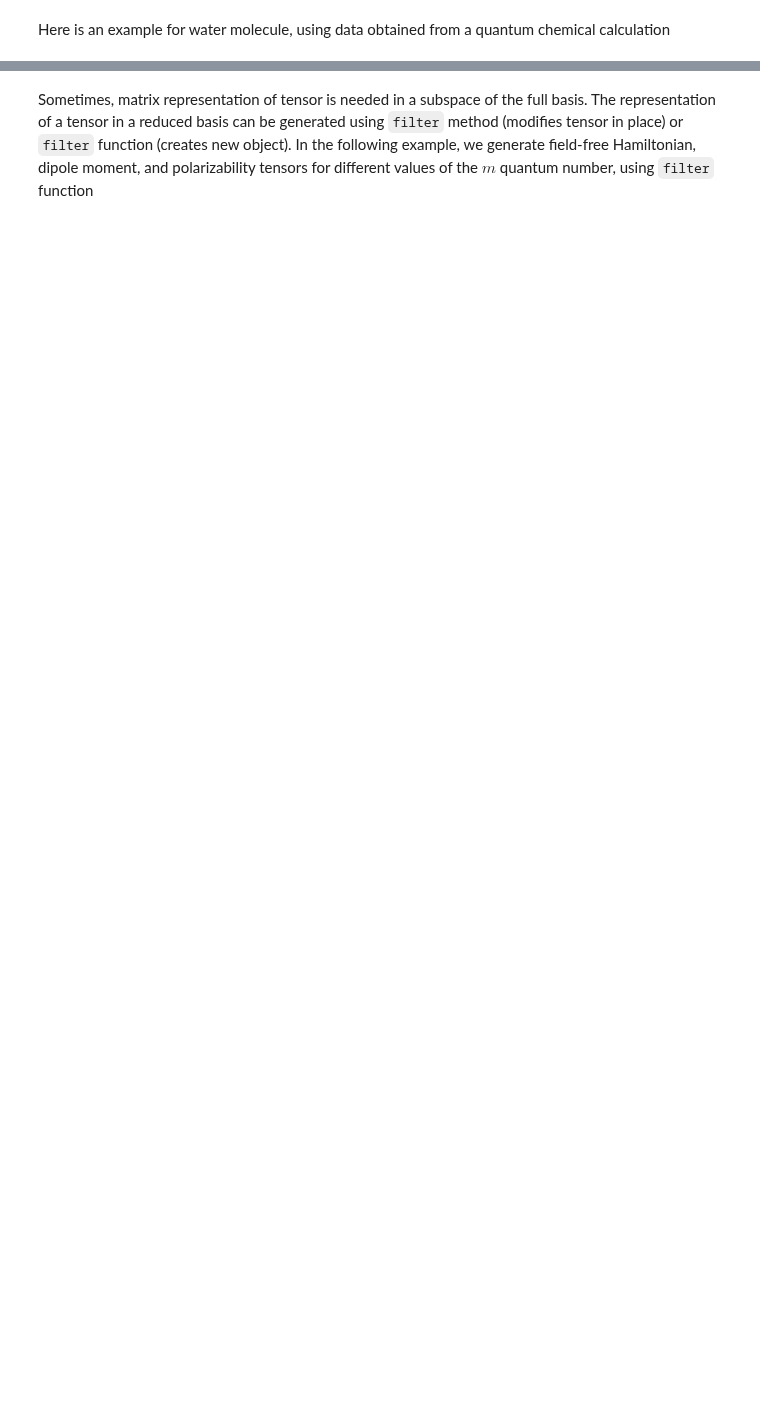
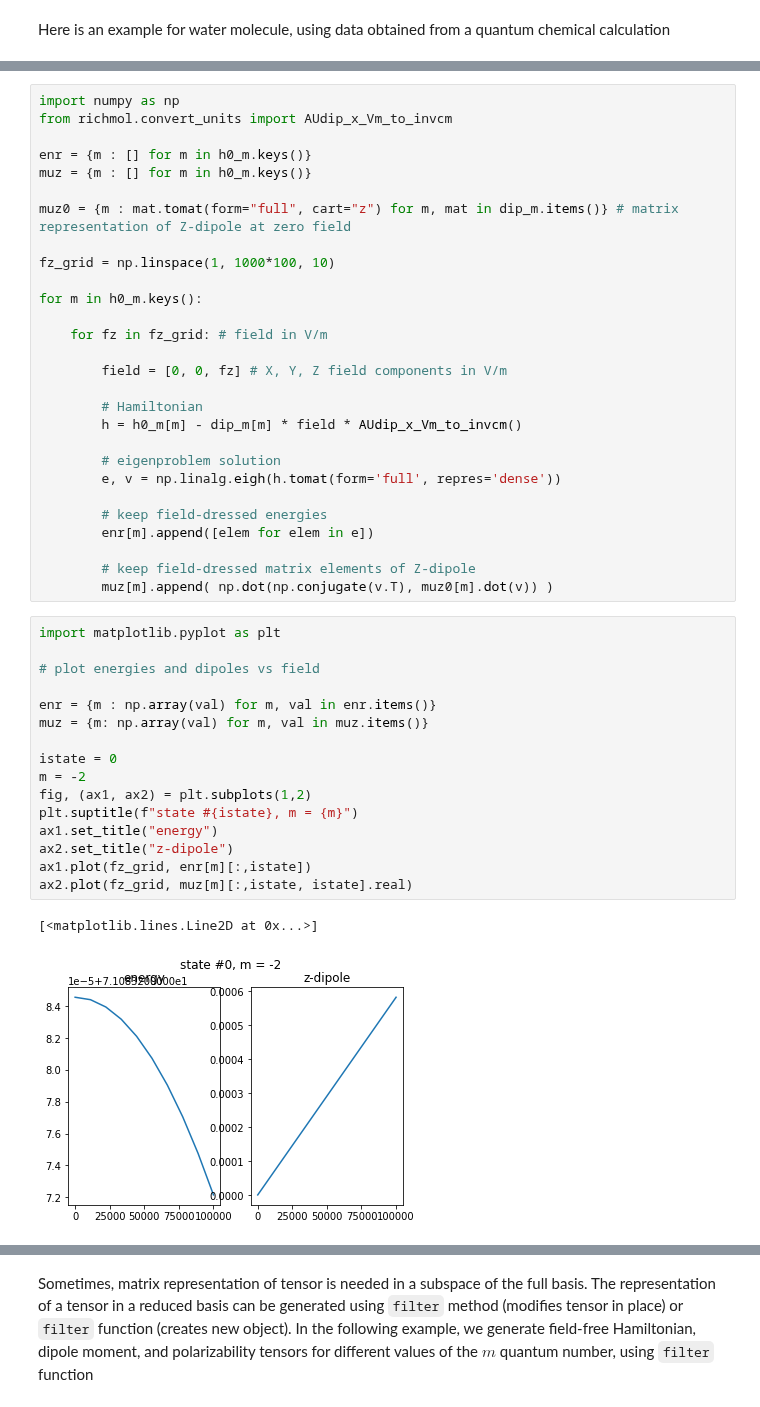
Before and after one commit to CFEL-CMI/richmol, a Jupyter notebook: doc/source/notebooks/rotations_quickstart.ipynb, the cells around one changed output, grey strips where cells are left out. Drawn from its saved outputs; the diff is of its cells as text; blank space fills up the shorter version.

```diff
--- a/doc/source/notebooks/rotations_quickstart.ipynb
+++ b/doc/source/notebooks/rotations_quickstart.ipynb
@@ -640,0 +222,47 @@ print(alpha_xz)
+# %%
+import numpy as np
+from richmol.convert_units import AUdip_x_Vm_to_invcm
+
+enr = {m : [] for m in h0_m.keys()}
+muz = {m : [] for m in h0_m.keys()}
+
+muz0 = {m : mat.tomat(form="full", cart="z") for m, mat in dip_m.items()} # matrix representation of Z-dipole at zero field
+
+fz_grid = np.linspace(1, 1000*100, 10)
+
+for m in h0_m.keys():
+
+    for fz in fz_grid: # field in V/m
+
+        field = [0, 0, fz] # X, Y, Z field components in V/m
+
+        # Hamiltonian
+        h = h0_m[m] - dip_m[m] * field * AUdip_x_Vm_to_invcm()
+
+        # eigenproblem solution
+        e, v = np.linalg.eigh(h.tomat(form='full', repres='dense'))
+
+        # keep field-dressed energies
+        enr[m].append([elem for elem in e])
+
+        # keep field-dressed matrix elements of Z-dipole
+        muz[m].append( np.dot(np.conjugate(v.T), muz0[m].dot(v)) )
+# %%
+import matplotlib.pyplot as plt
+
+# plot energies and dipoles vs field
+
+enr = {m : np.array(val) for m, val in enr.items()}
+muz = {m: np.array(val) for m, val in muz.items()}
+
+istate = 0
+m = -2
+fig, (ax1, ax2) = plt.subplots(1,2)
+plt.suptitle(f"state #{istate}, m = {m}")
+ax1.set_title("energy")
+ax2.set_title("z-dipole")
+ax1.plot(fz_grid, enr[m][:,istate])
+ax2.plot(fz_grid, muz[m][:,istate, istate].real)
+# %% [output]
+[<matplotlib.lines.Line2D at 0x...>]
+[figure, added]
```
Also changed, not shown: parts of 74 cells of this notebook, 7 other files.
